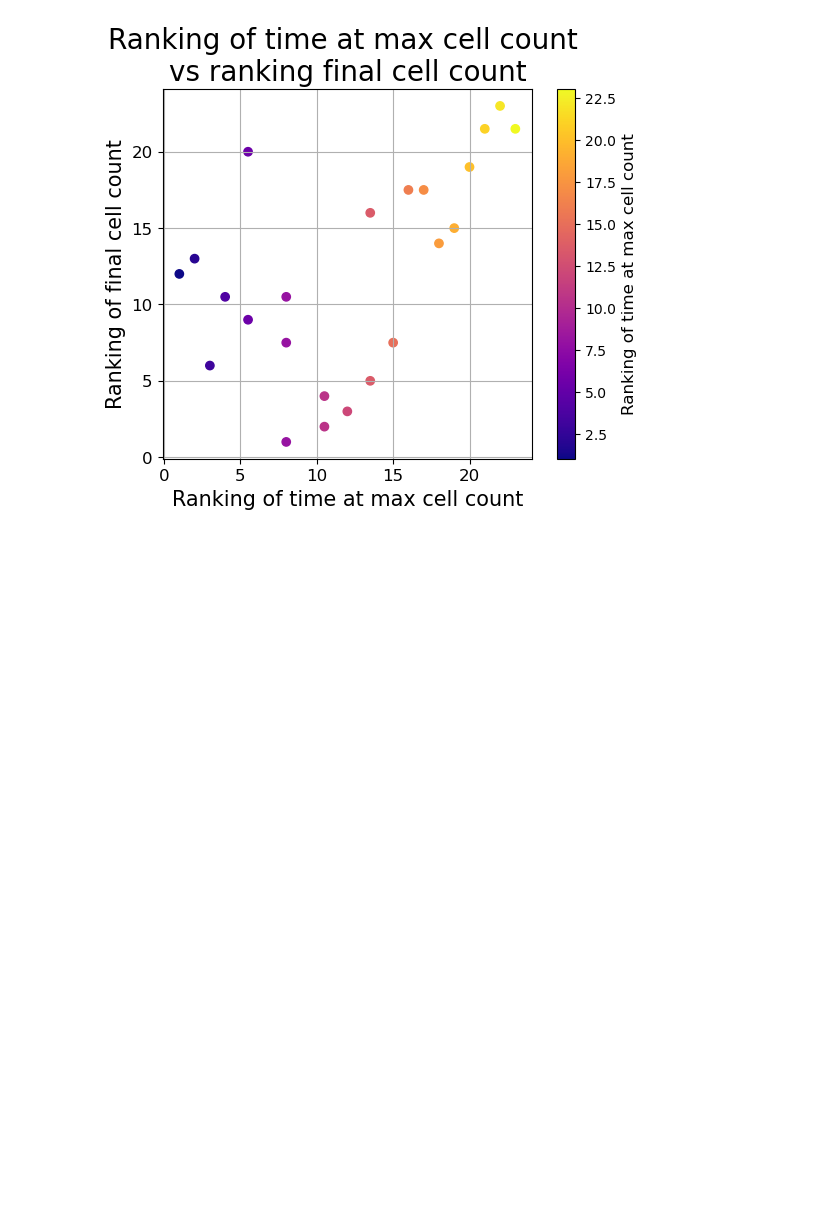
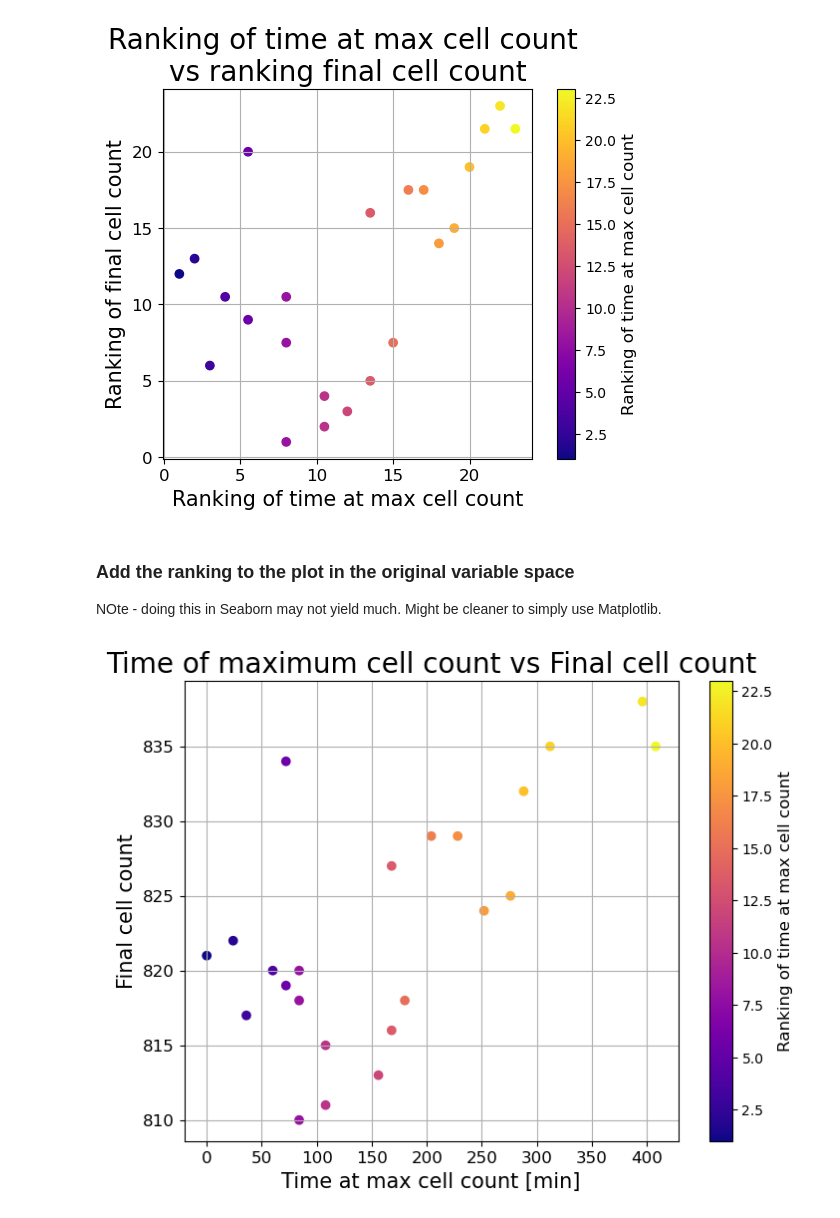
Before and after one commit to johnmetzcar/PhysiLab, a Jupyter notebook: scripts/Spatial Gradient-based Analysis.ipynb, the cells around one changed output. Saved outputs shown, nothing was run; the diff lists cells and outputs as text; code cells hidden in the pictures; blank space fills up the shorter version.

```diff
--- a/scripts/Spatial Gradient-based Analysis.ipynb
+++ b/scripts/Spatial Gradient-based Analysis.ipynb
@@ -226,6 +226,7 @@ Now we make a nice plot of the data that we are especially interested in.
 
 And cheat and put the correlation so we can use the same plot in other outputs.
 # %%
+sns.set_theme()
 ax = sns.regplot(data=df_clean, x='Time at max cell count', y='Final cell count')
 ax.set_title('Time of maximum cell count vs Final cell count', fontsize=20)
 ax.set_xlabel('Time at max cell count [min]', fontsize=15)
@@ -288,3 +289,24 @@ plt.savefig('../figures/ranking_time_vs_final_cell_count.png', dpi=600)
 plt.show()
 # %% [output]
 [figure]
+# %% [markdown]
+### Add the ranking to the plot in the original variable space
+
+NOte - doing this in Seaborn may not yield much. Might be cleaner to simply use Matplotlib.
+# %%
+plt.style.use('default')
+fig, ax = plt.subplots(figsize=(8, 6))
+plt.scatter(df_clean['Time at max cell count'], df_clean['Final cell count'], c=ranking_time, cmap='plasma')
+plt.xlabel('Time at max cell count [min]', fontsize=15)
+plt.ylabel('Final cell count', fontsize=15)
+plt.xticks(fontsize=12)
+plt.yticks(fontsize=12)
+plt.title('Time of maximum cell count vs Final cell count', fontsize=20)
+plt.grid(True)
+cbar = plt.colorbar()
+cbar.set_label('Ranking of time at max cell count', fontsize=12)
+# ax.set_aspect('equal')
+plt.savefig('../figures/time_at_max_vs_final_cell_count_w_rankings.png', dpi=600)
+plt.show()
+# %% [output]
+[figure, added]
```
